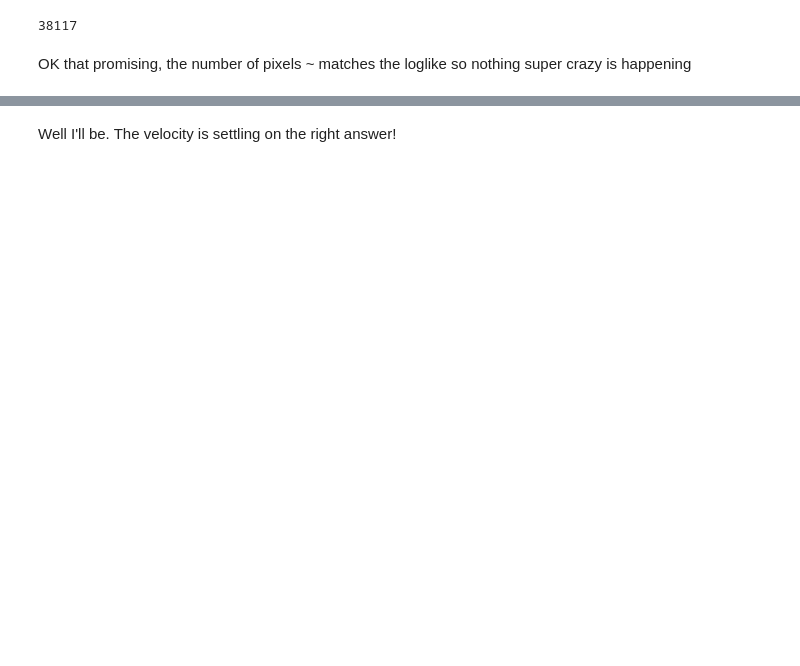
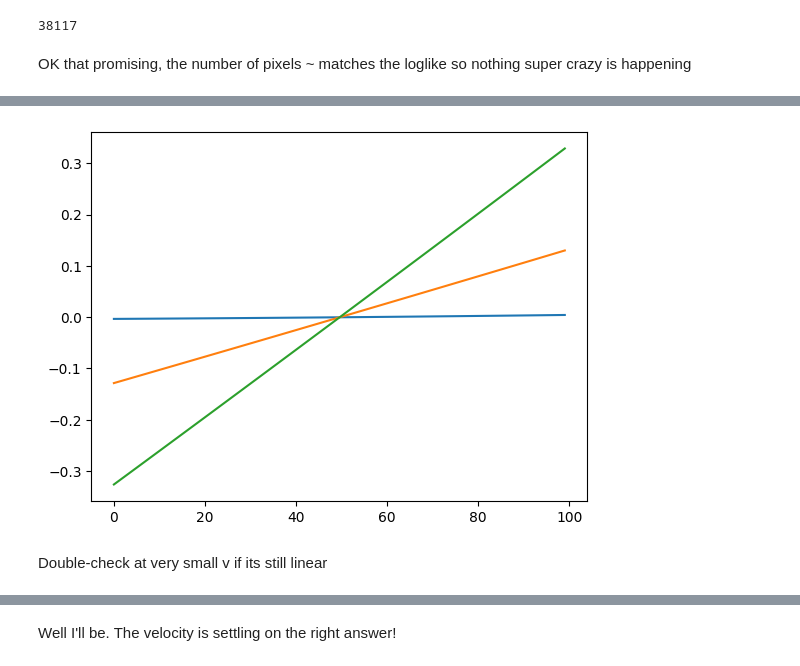
Before and after one commit to eteq/m31_jwst_2609, a Jupyter notebook: content/single_slit_modeling.ipynb, the cells around one changed output, grey strips where cells are left out. Saved outputs shown, nothing was run; the diff lists cells and outputs as text; code cells hidden in the pictures; blank space fills up the shorter version.

```diff
--- a/content/single_slit_modeling.ipynb
+++ b/content/single_slit_modeling.ipynb
@@ -515,0 +753,7 @@ sampler.run_nested(maxcall=100000, wt_kwargs={'pfrac': 1.0})
+# %%
+for i in [0, yms.shape[1]//2, -1]:
+    plt.plot(yms[:,i] - yms[:,i].mean())
+# %% [output]
+[figure, added]
+# %% [markdown]
+Double-check at very small v if its still linear
```
Also changed, not shown: parts of 42 cells of this notebook.
